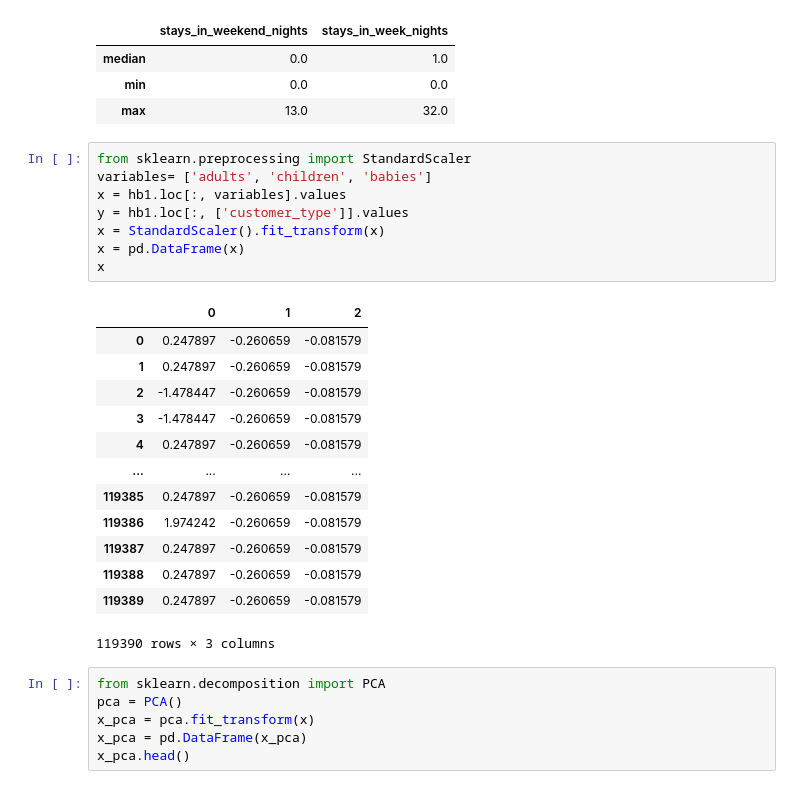
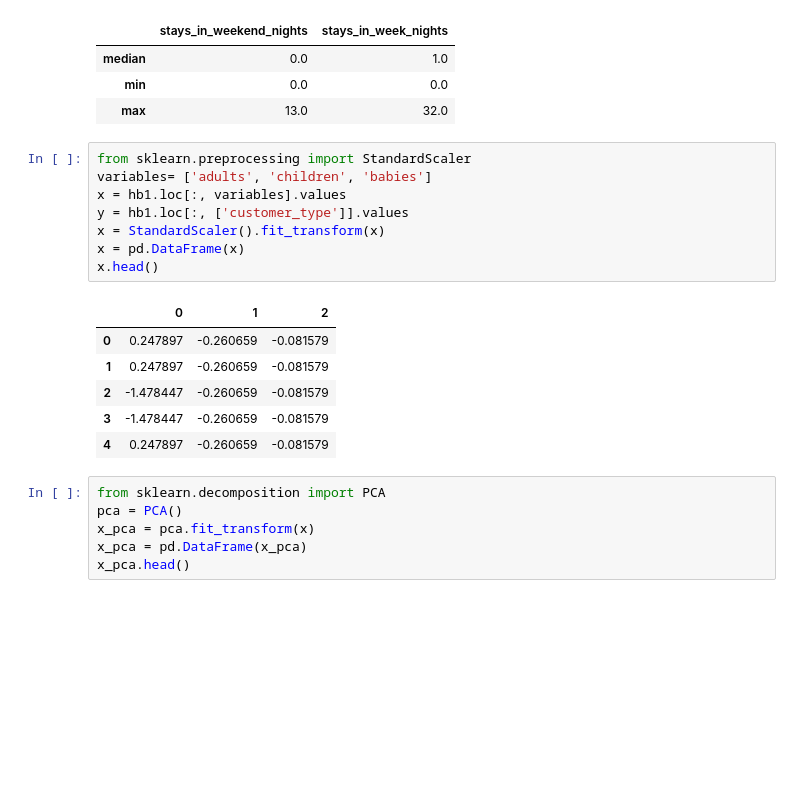
Before and after one commit to Joesef0203/Joesef0203, a Jupyter notebook: Tugas_2_13618069_13618045.ipynb, the cells around one changed output. Cells and saved outputs as stored; diff of their text form; blank space fills up the shorter version.

```diff
--- a/Tugas_2_13618069_13618045.ipynb
+++ b/Tugas_2_13618069_13618045.ipynb
@@ -497,25 +497,18 @@ hb1.loc[(hb1['is_repeated_guest']==1)&(hb1['previous_cancellations']<3),['stays_
 # %%
 from sklearn.preprocessing import StandardScaler
 variables= ['adults', 'children', 'babies']
 x = hb1.loc[:, variables].values
 y = hb1.loc[:, ['customer_type']].values
 x = StandardScaler().fit_transform(x)
 x = pd.DataFrame(x)
-x
+x.head()
 # %% [output]
 |  | 0 | 1 | 2 |
 | 0 | 0.247897 | -0.260659 | -0.081579 |
 | 1 | 0.247897 | -0.260659 | -0.081579 |
 | 2 | -1.478447 | -0.260659 | -0.081579 |
 | 3 | -1.478447 | -0.260659 | -0.081579 |
 | 4 | 0.247897 | -0.260659 | -0.081579 |
-| ... | ... | ... | ... |
-| 119385 | 0.247897 | -0.260659 | -0.081579 |
-| 119386 | 1.974242 | -0.260659 | -0.081579 |
-| 119387 | 0.247897 | -0.260659 | -0.081579 |
-| 119388 | 0.247897 | -0.260659 | -0.081579 |
-| 119389 | 0.247897 | -0.260659 | -0.081579 |
-119390 rows × 3 columns
 # %%
 from sklearn.decomposition import PCA
 pca = PCA()
```
Also changed, not shown: parts of 2 cells of this notebook.
